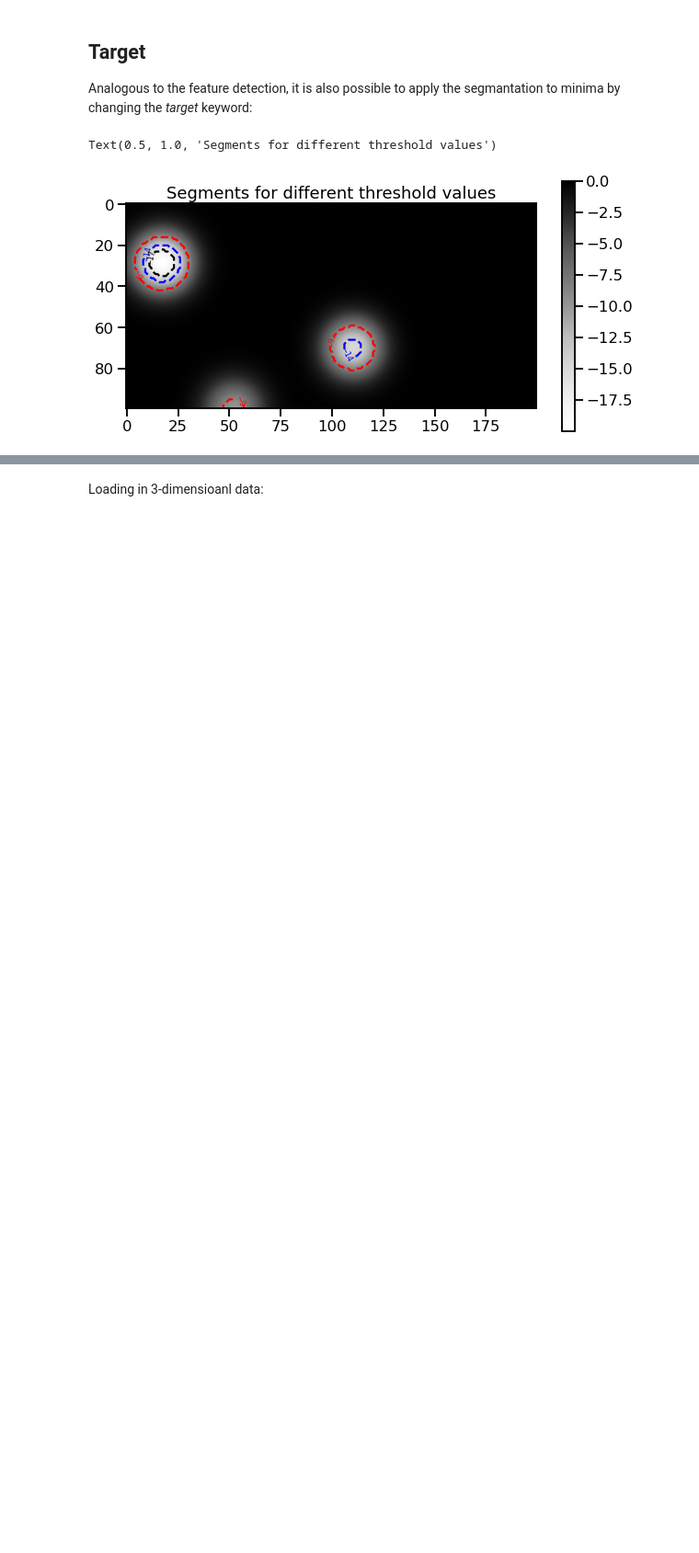
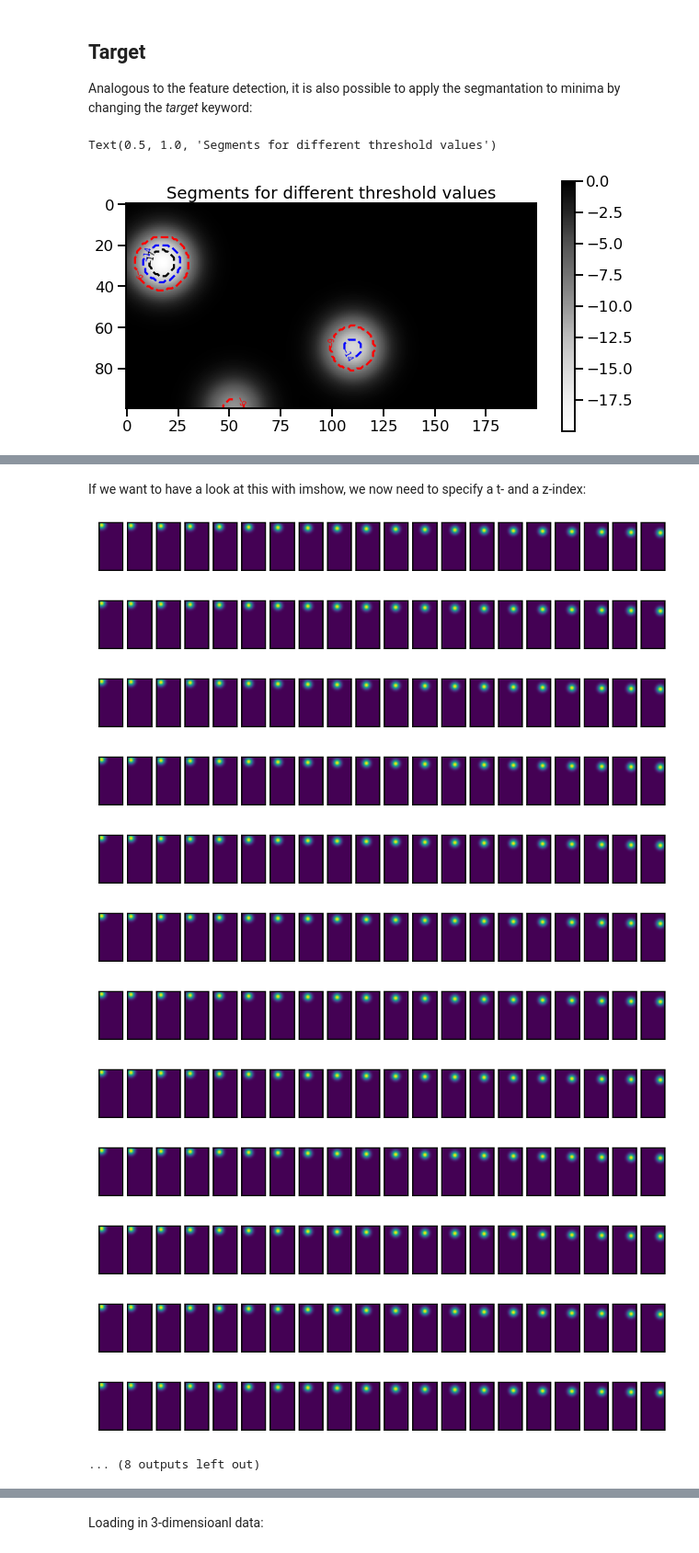
Before and after one commit to tobac-project/tobac-tutorials, a Jupyter notebook: tutorials/Basics/Segmentation.ipynb, the cells around one changed output, grey strips where cells are left out. Shown at 92% size. Saved outputs shown, nothing was run; the diff lists cells and outputs as text; code cells hidden in the pictures; blank space fills up the shorter version.

Commit message:
3d data explored

```diff
--- a/tutorials/Basics/Segmentation.ipynb
+++ b/tutorials/Basics/Segmentation.ipynb
@@ -35,0 +36,3 @@ The segmentation uses certain techniques to associate areas or volumes to each i
+# %%
+%%capture
+mask_1, features_mask_1 = tobac.themes.tobac_v1.segmentation(features, data, dxy, threshold=9, method = 'watershed')
@@ -145 +162,28 @@ slice of iris.cube.Cube, optional
+# %% [markdown]
+If we want to have a look at this with imshow, we now need to specify a t- and a z-index:
+# %%
+t_list = [i for i in range(20)]
+z_list = [i for i in range(20)]
+for z in z_list:
+    fig, ax = plt.subplots(ncols = len(t_list), figsize = (15, 5))
+    for n, t in enumerate(t_list):
+
+        ax[n].imshow(data[t, z])
+        ax[n].set_xticks([])
+        ax[n].set_yticks([])
+    plt.show()
+# %% [output]
+[figure, added]
+[figure, added]
+[figure, added]
+[figure, added]
+[figure, added]
+[figure, added]
+[figure, added]
+[figure, added]
+[figure, added]
+[figure, added]
+[figure, added]
+[figure, added]
+... (8 outputs left out)
 # %% [markdown]
```
Also changed, not shown: parts of 31 cells of this notebook.
